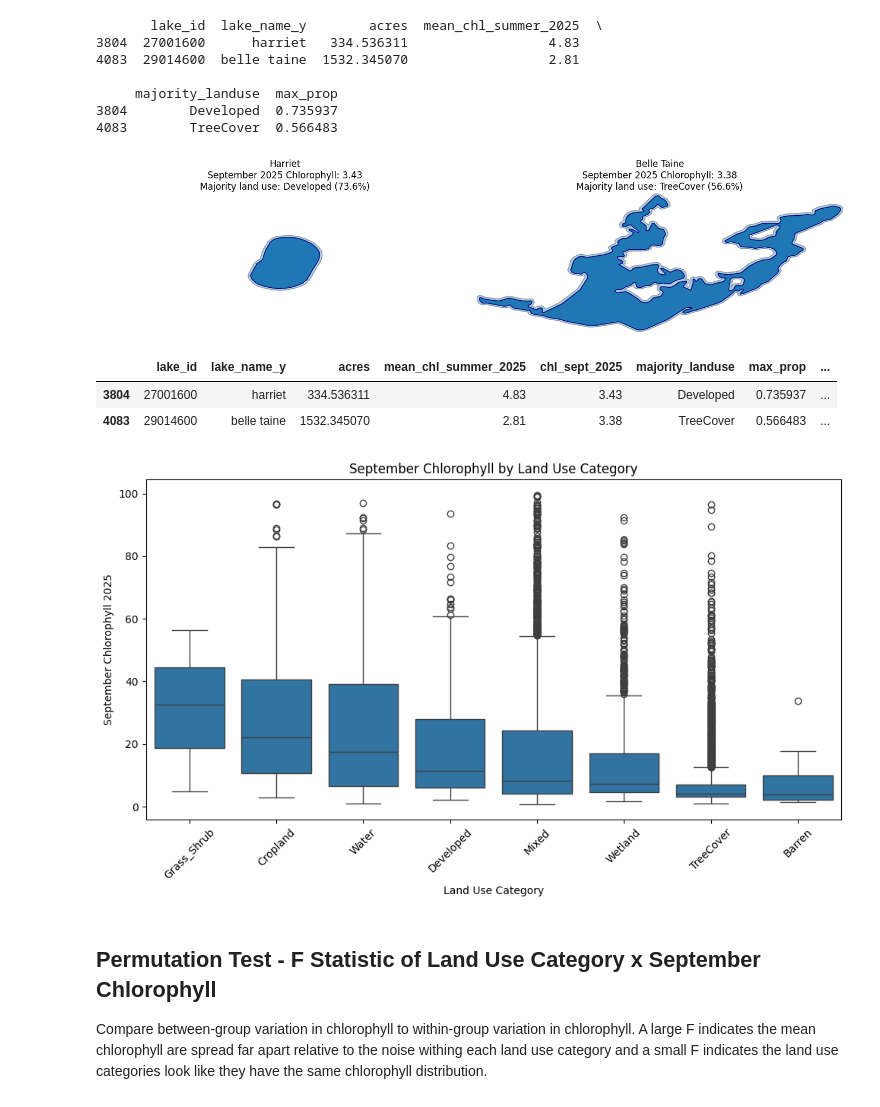
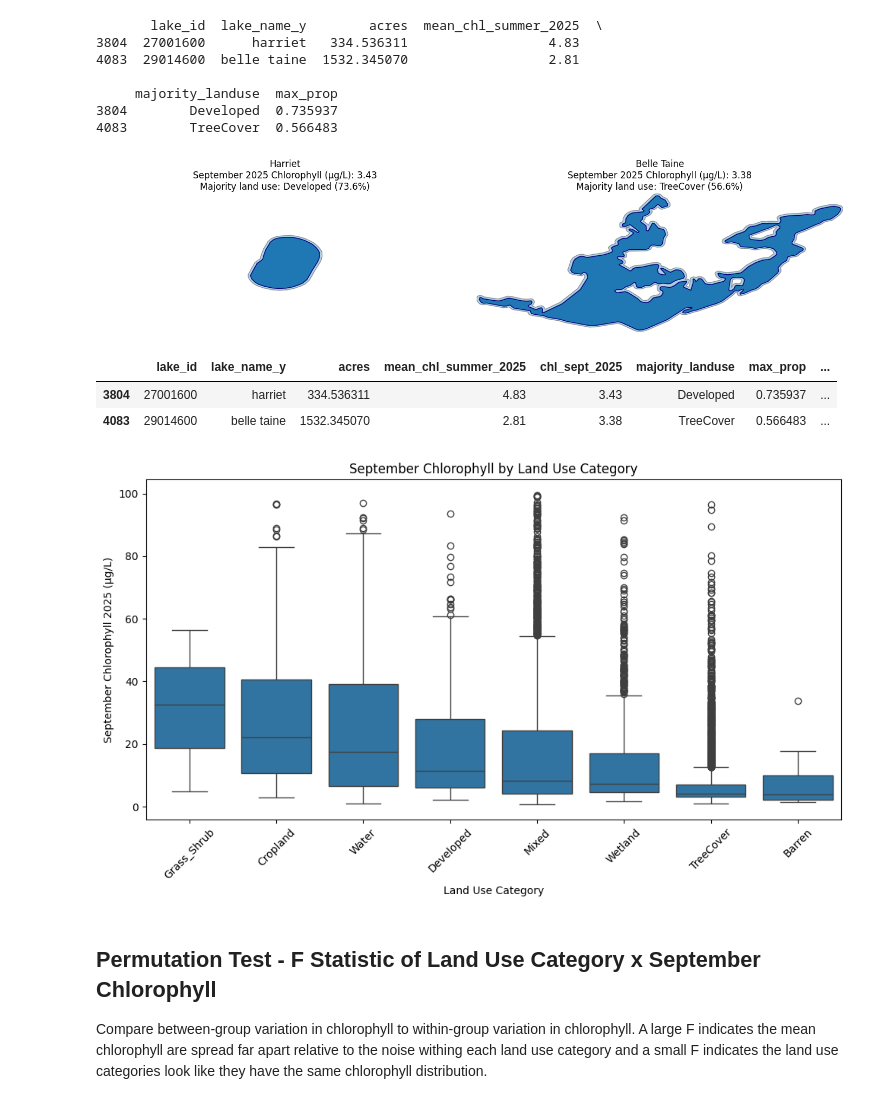
Before and after one commit to sscrader/SEIS631_Project, a Jupyter notebook: project_analysis.ipynb, the cells around one changed output. Saved outputs shown, nothing was run; the diff lists cells and outputs as text; code cells hidden in the pictures.

```diff
--- a/project_analysis.ipynb
+++ b/project_analysis.ipynb
@@ -132,8 +132,6 @@ for lake_id in target_ids:
 max_width = max(w for w, h in plot_windows)
 max_height = max(h for w, h in plot_windows)
 # %%
-# AI help developing this visual
-
 # calculate the largest map window needed across both lakes
 plot_windows = []
 
@@ -171,35 +169,35 @@ for ax, lake_id in zip(axes, target_ids):
     buffer.plot(ax=ax, alpha=0.35, edgecolor="black", linewidth=1)
     lake.plot(ax=ax, edgecolor="navy", linewidth=1)
 
     row = lake.iloc[0]
 
     # center each plot on its own lake/buffer
     bounds = pd.concat([
         lake.geometry.bounds,
         buffer.geometry.bounds
     ])
 
     center_x = (bounds["minx"].min() + bounds["maxx"].max()) / 2
     center_y = (bounds["miny"].min() + bounds["maxy"].max()) / 2
 
     # use the same extent for both maps
     ax.set_xlim(center_x - max_width / 2, center_x + max_width / 2)
     ax.set_ylim(center_y - max_height / 2, center_y + max_height / 2)
 
     ax.set_aspect("equal")
 
     ax.set_title(
         f"{row['lake_name_y'].title()}\n"
-        f"September 2025 Chlorophyll: {row['chl_sept_2025']:.2f}\n"
+        f"September 2025 Chlorophyll (µg/L): {row['chl_sept_2025']:.2f}\n"
         f"Majority land use: {row['majority_landuse']} ({row['max_prop']:.1%})"
     )
 
     ax.set_axis_off()
 
 plt.tight_layout()
 plt.show()
 # %% [output]
-[figure, old version]
+[figure, new version]
 # %%
 lake_map[
     [
@@ -243,14 +241,14 @@ sns.boxplot(
 
 plt.title("September Chlorophyll by Land Use Category")
 plt.xlabel("Land Use Category")
-plt.ylabel("September Chlorophyll 2025")
+plt.ylabel("September Chlorophyll 2025 (µg/L)")
 
 plt.xticks(rotation=45)
 plt.tight_layout()
 
 plt.show()
 # %% [output]
-[figure, old version]
+[figure, new version]
 # %% [markdown]
 ## Permutation Test - F Statistic of Land Use Category x September Chlorophyll
 
```
Also changed, not shown: parts of 6 cells of this notebook, 1 other file.
